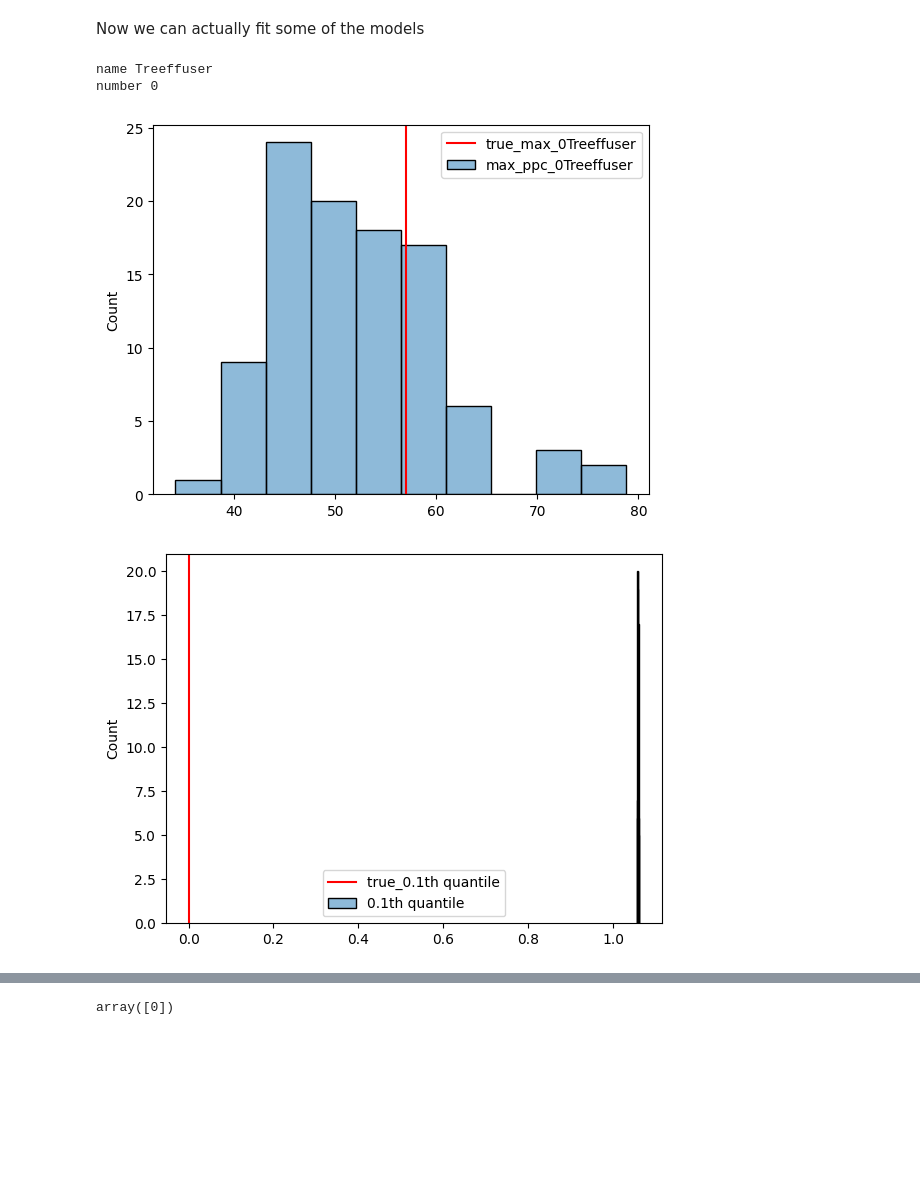
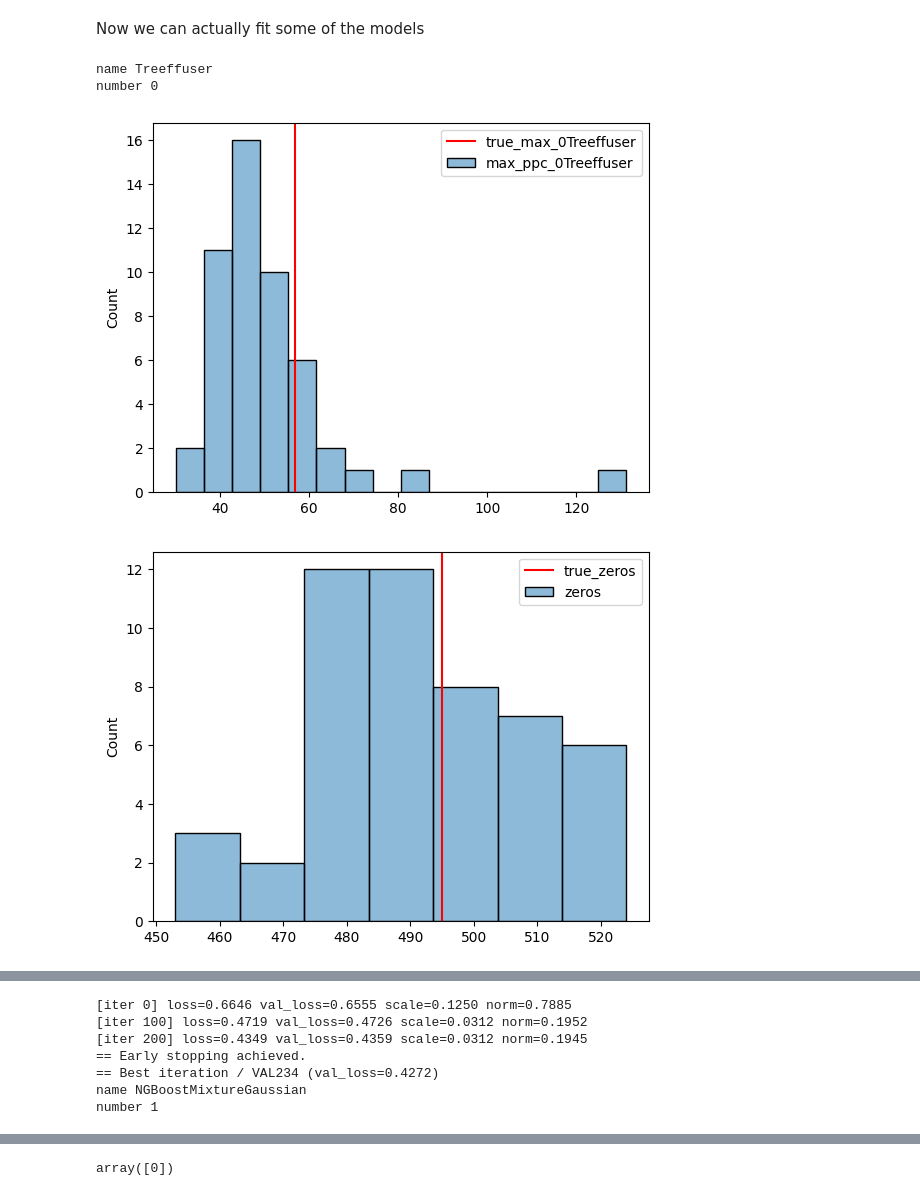
Before and after one commit to blei-lab/treeffuser, a Jupyter notebook: testbed/notebooks/m5-ppc-notebook.ipynb, the cells around one changed output, grey strips where cells are left out. Drawn from its saved outputs; the diff is of its cells as text; code cells hidden in the pictures; blank space fills up the shorter version.

```diff
--- a/testbed/notebooks/m5-ppc-notebook.ipynb
+++ b/testbed/notebooks/m5-ppc-notebook.ipynb
@@ -121,6 +140,9 @@ if PROCESS_FROM_SCRATCH:
             else:
                 X_test.append(x)
                 y_test.append(row[current_day])
+# %%
+if PROCESS_FROM_SCRATCH:
+    X_train, y_train, X_test, y_test = proc_train_test(sales_train_validation_df, calendar_df, sell_prices_df, CONTEXT_LENGTH, 0.1)
 # %%
 if PROCESS_FROM_SCRATCH:
     # Save X_train, y_train, X_test, y_test
@@ -316,12 +318,22 @@ def plot_ppcs(y_true: Float[Array, "batch y_dim"], y_samples: Float[Array, "samp
 # %%
 # Simple helper function to train a model and plot ppcs
 
-def train_and_plot_ppcs(model_cls, X_train, y_train, X_test, y_test, ppcs, number=0, name="") -> None:
+def train_and_get_ppcs(model_cls, X_train, y_train, X_test, y_test, ppcs, number=0, name="") -> None:
+    """
+    Returns a dictionary with the samples and the true values for each ppc
+    the dictionary a
+    """
     model = model_cls()
     model.fit(X_train, y_train)
-    y_samples = model.sample(X_test, n_samples=100)
+    y_samples = model.sample(X_test, n_samples=50)
 
-    plot_ppcs(y_test, y_samples, ppcs, number=number, name=name)
+    samples_lst, true_lst = [], []
+    for ppc in ppcs:
+        name = ppc.__name__
+        samples, true = ppc(y_test, y_samples, number=number, name=name)
+        samples_lst.append(samples)
+        true_lst.append(true)
+
     return model
 # %% [markdown]
 Now we can actually fit some of the models
@@ -330,36 +342,41 @@ eval_values = 1000
 
 X_train_np = X_train_df.values
 X_test_np = X_test_df.values[:eval_values]
 
-y_train_np = y_train_df.values
-y_test_np = y_test_df.values[:eval_values]
+y_train_np = y_train_df.values + np.random.normal(0, 0.1, y_train_df.values.shape)
+y_test_np = y_test_df.values[:eval_values] + np.random.normal(0, 0.1, y_test_df.values[:eval_values].shape)
+
+# change to float
+
+y_train_np = y_train_np.astype(np.float32)
+y_test_np = y_test_np.astype(np.float32)
 
 
-model_classes = [Treeffuser]#, NGBoostGaussian]
-ppcs = [max_ppc] + [partial(quantile_ppc, quantile=q) for q in [0.1, 0.5, 0.9]]
+model_classes = [Treeffuser, NGBoostMixtureGaussian]
+ppcs = [max_ppc, zeros] + [partial(quantile_ppc, quantile=q) for q in [0.1, 0.5, 0.9]]
 
 # check no nans
 assert not np.isnan(X_train_np).any()
 assert not np.isnan(y_train_np).any()
 assert not np.isnan(X_test_np).any()
 assert not np.isnan(y_test_np).any()
 
 
 models = []
 for i, model_cls in enumerate(model_classes):
     model = train_and_plot_ppcs(
         model_cls=model_cls,
         X_train=X_train_np,
         y_train=y_train_np,
         X_test=X_test_np,
         y_test=y_test_np,
         ppcs=ppcs,
         number=i,
         name=model_cls.__name__
     )
     models.append(model)
 # %% [output]
 name Treeffuser
 number 0
-[figure, old version]
+[figure, new version]
-[figure, old version]
+[figure, new version]
@@ -367,0 +386,7 @@ number 0
+[iter 0] loss=0.6646 val_loss=0.6555 scale=0.1250 norm=0.7885
+[iter 100] loss=0.4719 val_loss=0.4726 scale=0.0312 norm=0.1952
+[iter 200] loss=0.4349 val_loss=0.4359 scale=0.0312 norm=0.1945
+== Early stopping achieved.
+== Best iteration / VAL234 (val_loss=0.4272)
+name NGBoostMixtureGaussian
+number 1
```
Also changed, not shown: parts of 7 cells of this notebook, 2 other files.
